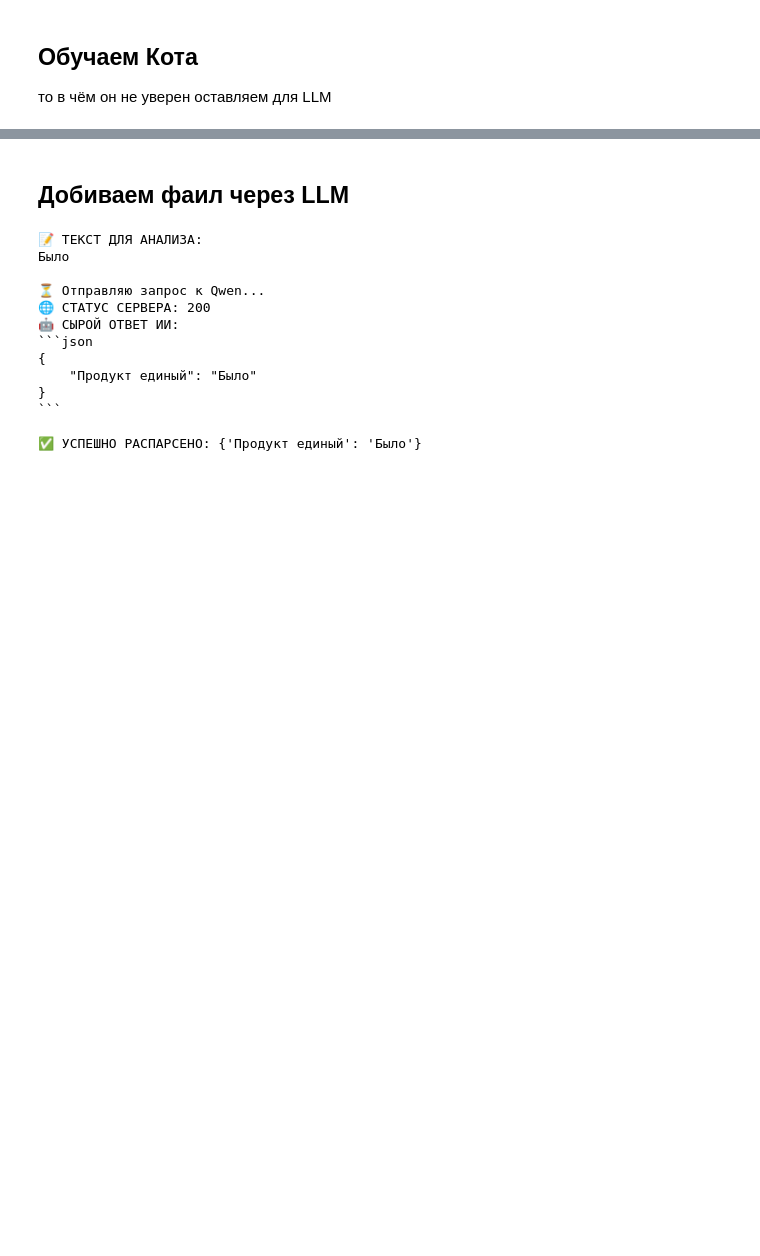
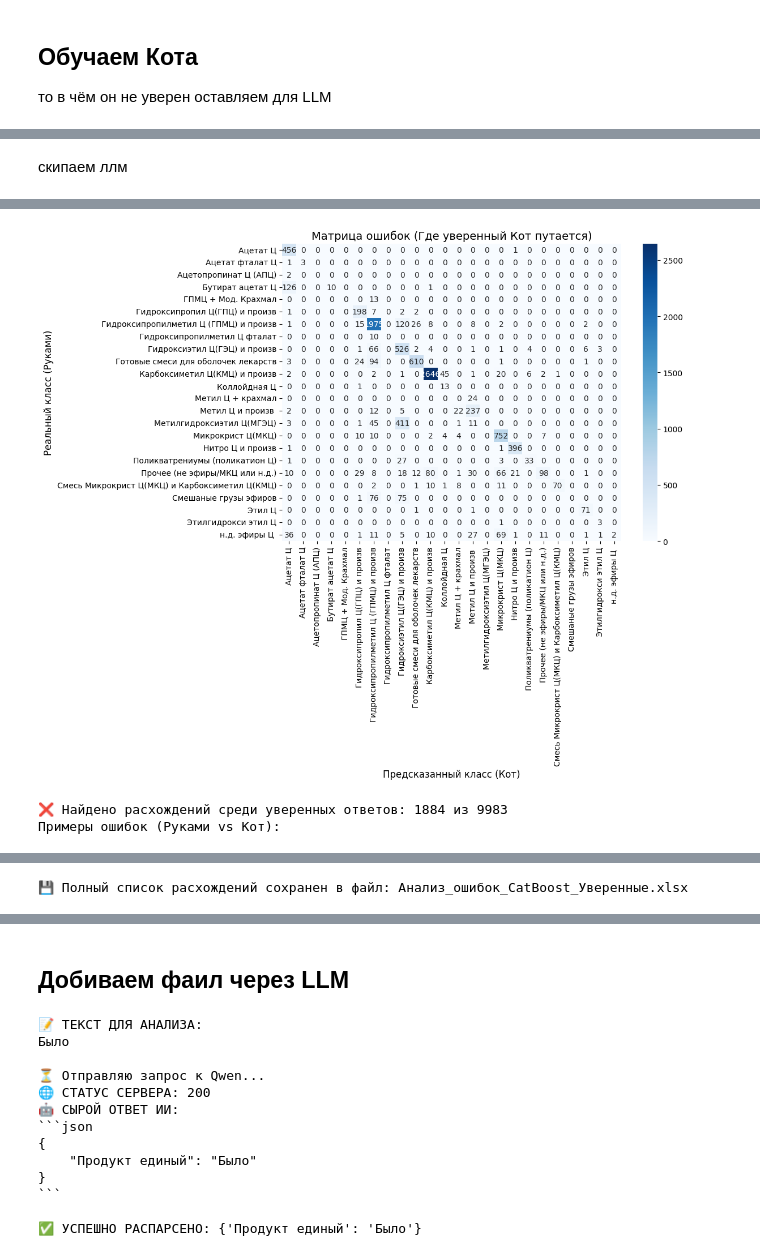
Before and after one commit to BACHO-SMAX/Chemistry_classification, a Jupyter notebook: Improved_Notebook.ipynb, the cells around one changed output, grey strips where cells are left out. Drawn from its saved outputs; the diff is of its cells as text; code cells hidden in the pictures; blank space fills up the shorter version.

```diff
--- a/Improved_Notebook.ipynb
+++ b/Improved_Notebook.ipynb
@@ -969,0 +1026,73 @@ print("="*50)
+# %% [markdown]
+скипаем ллм
+# %%
+import pandas as pd
+import matplotlib.pyplot as plt
+import seaborn as sns
+from sklearn.metrics import accuracy_score, classification_report, confusion_matrix
+
+# 1. ЗАГРУЖАЕМ ОБА ФАЙЛА
+file_manual = 'Целлюлоза верификация.xlsx' # Твой файл со скрина
+file_pred = 'Hybrid_Result_Cellulose.xlsx' # Файл с ответами Кота
+
+df_true = pd.read_excel(file_manual)
+df_pred = pd.read_excel(file_pred)
+
+# 2. ФИЛЬТРУЕМ КОТА (Берем только те строки, где он уверен)
+df_pred_confident = df_pred[df_pred['продукт единый'] != 'ТРЕБУЕТСЯ LLM'].copy()
+
+print(f"Уверенных строк от Кота для проверки: {len(df_pred_confident)}")
+
+# 3. УМНОЕ ОБЪЕДИНЕНИЕ (Аналог ВПР/VLOOKUP)
+# pandas сам найдет совпадения текста, даже если строки перемешаны!
+df_merged = pd.merge(
+    df_true[['Полное описание', 'ПРОДУКТ ЕДИНЫЙ']], # Названия строго как на твоем скрине
+    df_pred_confident[['Описание 350 крт', 'продукт единый']],
+    left_on='Полное описание',
+    right_on='Описание 350 крт',
+    how='inner' # Оставляем только те строки, которые нашлись в обоих файлах
+)
+
+df_merged = df_merged.rename(columns={
+    'ПРОДУКТ ЕДИНЫЙ': 'Реальность (Руками)',
+    'продукт единый': 'Предсказание (Кот)'
+})
+
+y_true = df_merged['Реальность (Руками)']
+y_pred = df_merged['Предсказание (Кот)']
+
+print(f"✅ Успешно сопоставлено строк (нашлось в обоих файлах): {len(df_merged)}")
+
+# 4. ВЫВОДИМ БАЗОВЫЕ МЕТРИКИ ДЛЯ УВЕРЕННОГО КОТА
+accuracy = accuracy_score(y_true, y_pred)
+print(f"\n🎯 Точность уверенных ответов (Accuracy): {accuracy:.2%}")
+print("-" * 60)
+print("📊 ОТЧЕТ ПО КЛАССАМ (Precision, Recall, F1-Score):")
+print(classification_report(y_true, y_pred, zero_division=0))
+
+# 5. РИСУЕМ МАТРИЦУ ОШИБОК
+plt.figure(figsize=(12, 10))
+labels = sorted(list(set(y_true) | set(y_pred)))
+cm = confusion_matrix(y_true, y_pred, labels=labels)
+
+sns.heatmap(cm, annot=True, fmt='d', cmap='Blues',
+            xticklabels=labels, yticklabels=labels)
+plt.title('Матрица ошибок (Где уверенный Кот путается)', fontsize=14)
+plt.ylabel('Реальный класс (Руками)', fontsize=12)
+plt.xlabel('Предсказанный класс (Кот)', fontsize=12)
+plt.xticks(rotation=90)
+plt.tight_layout()
+plt.show()
+
+# 6. ВЫВОД И СОХРАНЕНИЕ ОШИБОК (Чтобы глазами посмотреть, где Кот соврал)
+errors_df = df_merged[df_merged['Реальность (Руками)'] != df_merged['Предсказание (Кот)']].copy()
+
+print(f"\n❌ Найдено расхождений среди уверенных ответов: {len(errors_df)} из {len(df_merged)}")
+if len(errors_df) > 0:
+    print("Примеры ошибок (Руками vs Кот):")
+    display(errors_df[['Полное описание', 'Реальность (Руками)', 'Предсказание (Кот)']].head(15))
+
+    error_file_path = 'Анализ_ошибок_CatBoost_Уверенные.xlsx'
+    errors_df[['Полное описание', 'Реальность (Руками)', 'Предсказание (Кот)']].to_excel(error_file_path, index=False)
+    print(f"\n💾 Полный список расхождений сохранен в файл: {error_file_path}")
+# %% [output]
@@ -969,0 +1116,3 @@ print("="*50)
+[figure, added]
+❌ Найдено расхождений среди уверенных ответов: 1884 из 9983
+Примеры ошибок (Руками vs Кот):
@@ -969,0 +1135 @@ print("="*50)
+💾 Полный список расхождений сохранен в файл: Анализ_ошибок_CatBoost_Уверенные.xlsx
```
Also changed, not shown: parts of 15 cells of this notebook.
